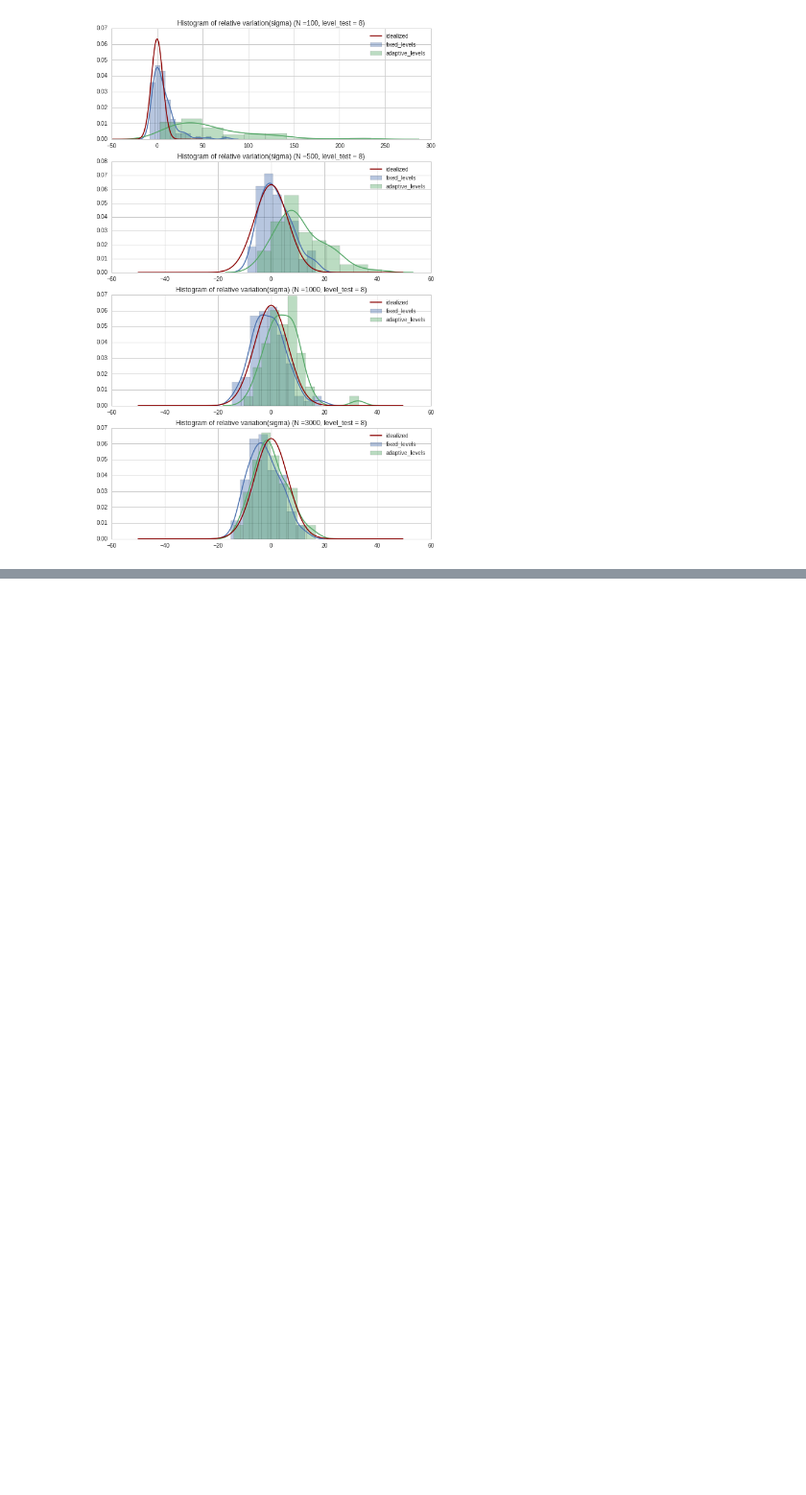
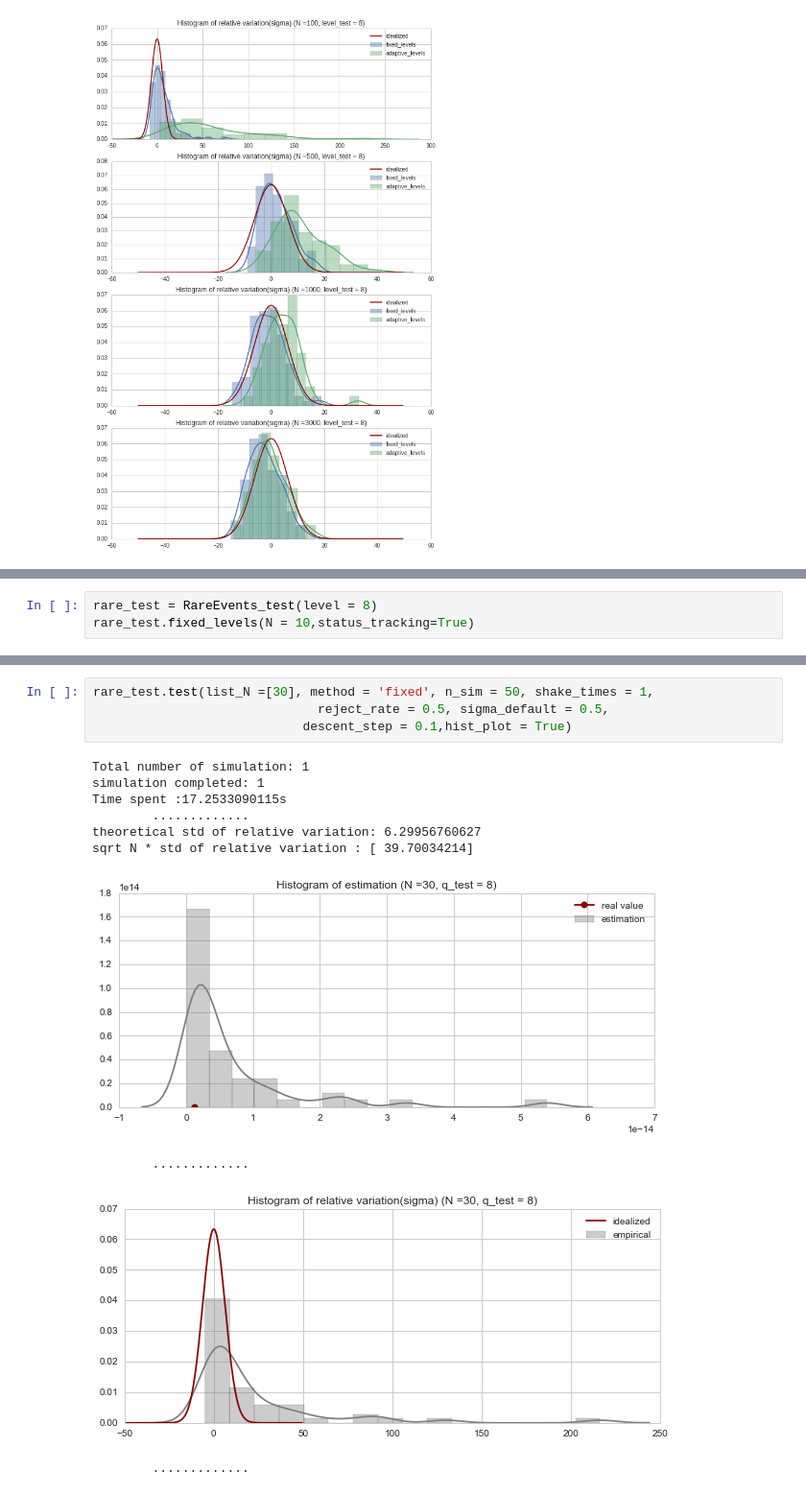
Before and after one commit to MGIMM/Rare-Events, a Jupyter notebook: simulation/Examples for pyrare.ipynb, the cells around one changed output, grey strips where cells are left out. Shown: that part at 96% size. Cells and saved outputs as stored; diff of their text form; blank space fills up the shorter version.

```diff
--- a/simulation/Examples for pyrare.ipynb
+++ b/simulation/Examples for pyrare.ipynb
@@ -91,0 +137,3 @@ sqrt N * std of relative variation (adaptive) : [ 47.59701135   9.30835031   6.8
+# %%
+rare_test = RareEvents_test(level = 8)
+rare_test.fixed_levels(N = 10,status_tracking=True)
@@ -91,0 +159,15 @@ sqrt N * std of relative variation (adaptive) : [ 47.59701135   9.30835031   6.8
+# %%
+rare_test.test(list_N =[30], method = 'fixed', n_sim = 50, shake_times = 1,
+                              reject_rate = 0.5, sigma_default = 0.5,
+                            descent_step = 0.1,hist_plot = True)
+# %% [output]
+Total number of simulation: 1
+simulation completed: 1
+Time spent :17.2533090115s
+        .............
+theoretical std of relative variation: 6.29956760627
+sqrt N * std of relative variation : [ 39.70034214]
+[figure, added]
+        .............
+[figure, added]
+        .............
```
Also changed, not shown: parts of 23 cells of this notebook, 4 other files.
